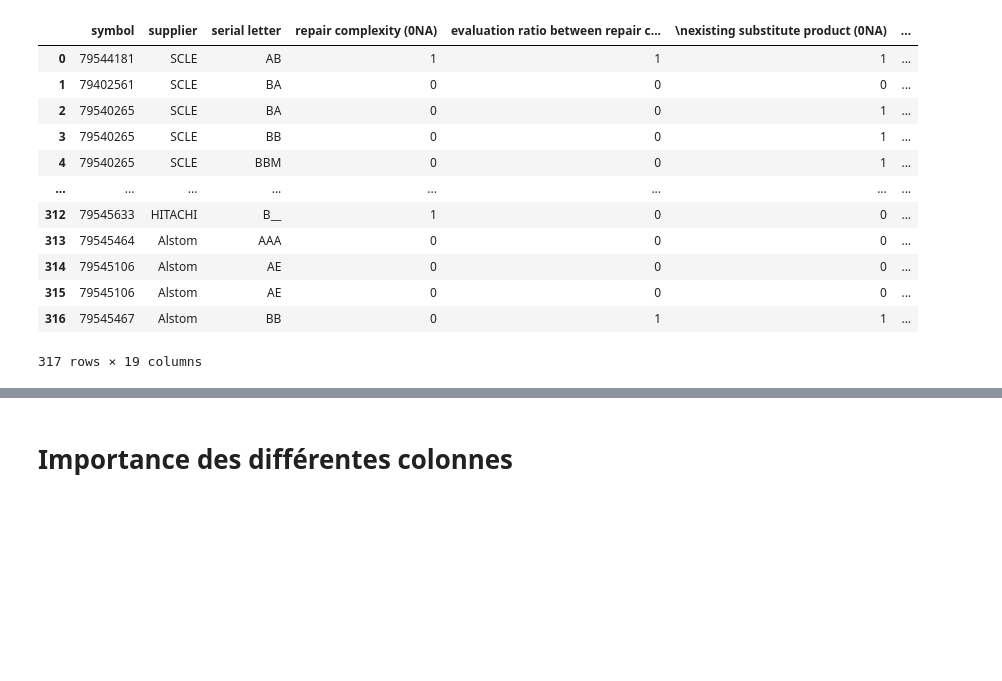
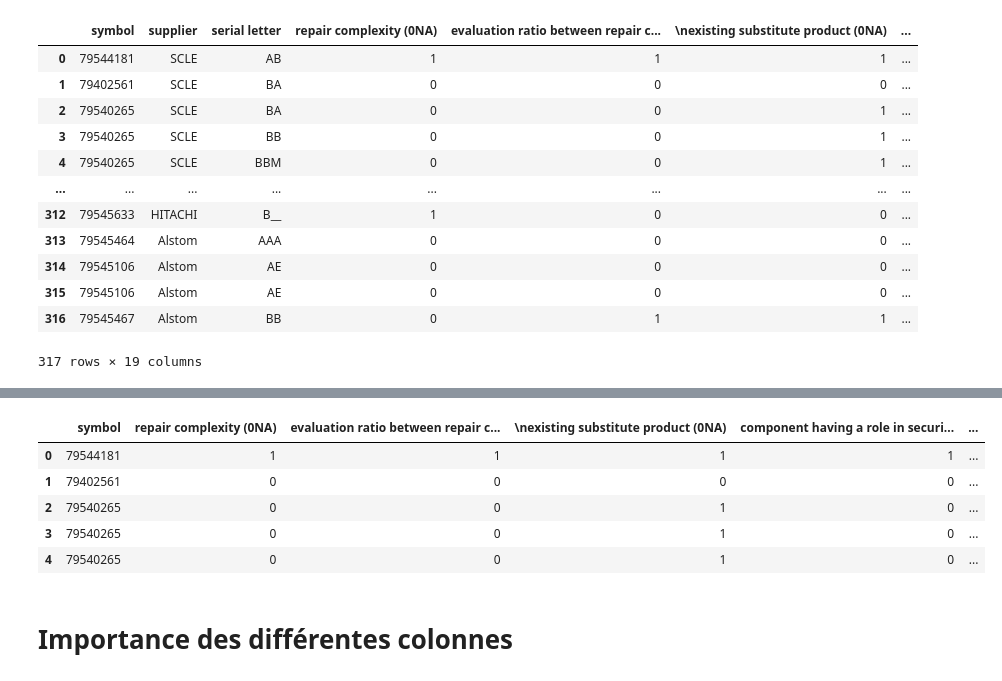
Before and after one commit to coupsim/PSYN_SNCF, a Jupyter notebook: PSYN_sncf_data.ipynb, the cells around one changed output, grey strips where cells are left out. Cells and saved outputs as stored; diff of their text form; code cells hidden in the pictures; blank space fills up the shorter version.

```diff
--- a/PSYN_sncf_data.ipynb
+++ b/PSYN_sncf_data.ipynb
@@ -485,3 +471,12 @@ X
+# %%
+X.iloc[:, 0:20].head()
+# %% [output]
+|  | symbol | repair complexity (0NA) | evaluation ratio between repair c... | \nexisting substitute product (0NA) | component having a role in securi... | ... |
+| 0 | 79544181 | 1 | 1 | 1 | 1 | ... |
+| 1 | 79402561 | 0 | 0 | 0 | 0 | ... |
+| 2 | 79540265 | 0 | 0 | 1 | 0 | ... |
+| 3 | 79540265 | 0 | 0 | 1 | 0 | ... |
+| 4 | 79540265 | 0 | 0 | 1 | 0 | ... |
 # %%
 # Séparer les données en ensemble d'entraînement et de test
 # stratify y permet d'avoir la même proportion de classes dans les deux ensembles
```
Also changed, not shown: parts of 23 cells of this notebook.
